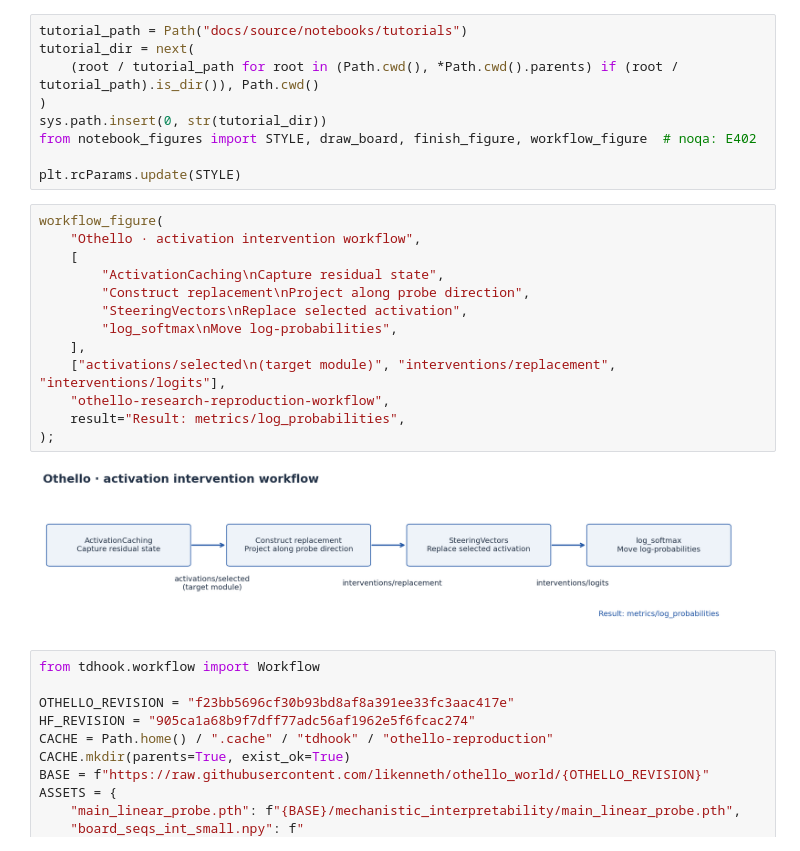
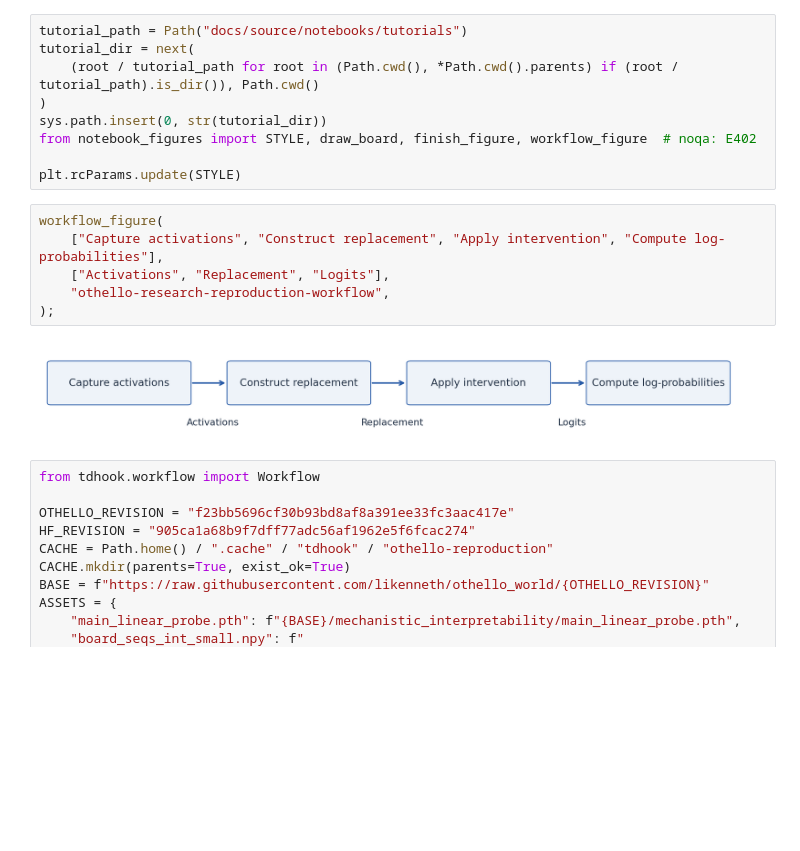
Before and after one commit to Xmaster6y/tdhook, a Jupyter notebook: docs/source/notebooks/tutorials/othello-research-reproduction.ipynb, the cells around one changed output. Saved outputs shown, nothing was run; the diff lists cells and outputs as text; blank space fills up the shorter version.

Commit message:
Simplify workflow diagram labels and layout

```diff
--- a/docs/source/notebooks/tutorials/othello-research-reproduction.ipynb
+++ b/docs/source/notebooks/tutorials/othello-research-reproduction.ipynb
@@ -55,19 +55,12 @@ from notebook_figures import STYLE, draw_board, finish_figure, workflow_figure
 plt.rcParams.update(STYLE)
 # %%
 workflow_figure(
-    "Othello · activation intervention workflow",
-    [
-        "ActivationCaching\nCapture residual state",
-        "Construct replacement\nProject along probe direction",
-        "SteeringVectors\nReplace selected activation",
-        "log_softmax\nMove log-probabilities",
-    ],
-    ["activations/selected\n(target module)", "interventions/replacement", "interventions/logits"],
+    ["Capture activations", "Construct replacement", "Apply intervention", "Compute log-probabilities"],
+    ["Activations", "Replacement", "Logits"],
     "othello-research-reproduction-workflow",
-    result="Result: metrics/log_probabilities",
 );
 # %% [output]
-[figure, old version]
+[figure, new version]
 # %%
 from tdhook.workflow import Workflow
 
```
Also changed, not shown: 4 other files.
